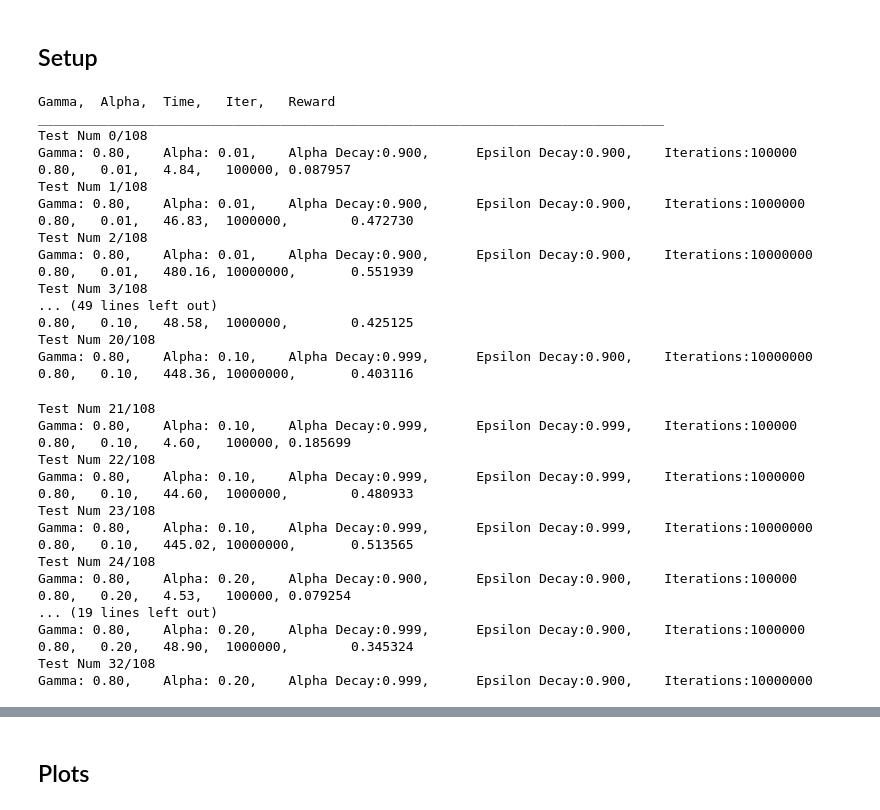
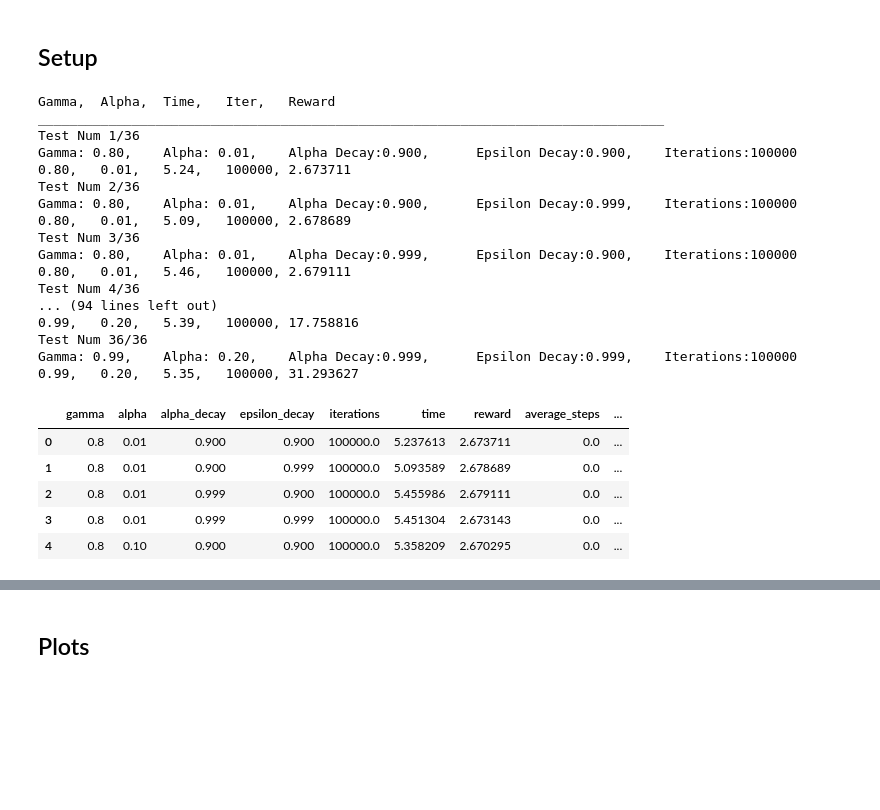
Before and after one commit to reedipher/CS-7641-reinforcement_learning, a Jupyter notebook: code/forest.ipynb, the cells around one changed output, grey strips where cells are left out. Saved outputs shown, nothing was run; the diff lists cells and outputs as text; code cells hidden in the pictures; blank space fills up the shorter version.

```diff
--- a/code/forest.ipynb
+++ b/code/forest.ipynb
@@ -409,7 +293,7 @@ def qLearning(t, r, gammas, alphas, alpha_decays=[0.99], epsilon_decays=[0.99],
             for a_decay in alpha_decays:
                 for e_decay in epsilon_decays:
                     for n in n_iterations:
-                        print('Test Num %d/%d' %(testNum, numTests))
+                        print('Test Num %d/%d' %(testNum+1, numTests))
                         print('Gamma: %.2f,\tAlpha: %.2f,\tAlpha Decay:%.3f,\tEpsilon Decay:%.3f,\tIterations:%d'
                              %(g, a, a_decay, e_decay, n))
 
@@ -426,8 +310,8 @@ def qLearning(t, r, gammas, alphas, alpha_decays=[0.99], epsilon_decays=[0.99],
                             mean_rewards.append(run['Mean V'])
                             errors.append(run['Error'])
 
-                        policy = np.array(test.policy)
-                        policy = policy.reshape(4,4)
+                        #policy = np.array(test.policy)
+                        #policy = policy.reshape(4,4)
 
                         data['gamma'][testNum]         = g
                         data['alpha'][testNum]         = a
@@ -444,20 +328,21 @@ def qLearning(t, r, gammas, alphas, alpha_decays=[0.99], epsilon_decays=[0.99],
                         print('%.2f,\t%.2f,\t%.2f,\t%d,\t%f' % (g, a, time, iters, maxR))
 
                         if showResults:
-                            title = 'FrozenLake_QL_' + str(rows) + 'x' + str(cols) + '_g' + str(g) + '_a' + str(a) + '_adecay' + str(a_decay) + '_edecay' + str(e_decay) + '_iter' + str(n)
-                            plot_lake(env, policy, title)
+                            pass
 
                         testNum = testNum + 1
 
     # See differences in policy
     policies = data['policy']
 
+    '''
     for i,p in enumerate(policies):
         pol = list(p)[0]
         steps, steps_stddev, failures = get_score(env, pol, showResults)
         data['average_steps'][i] = steps
         data['steps_stddev'][i]  = steps_stddev
         data['success_pct'][i]   = 100-failures
+    '''
 
     # replace all NaN's
     data.fillna(0, inplace=True)
@@ -467,51 +352,44 @@ def qLearning(t, r, gammas, alphas, alpha_decays=[0.99], epsilon_decays=[0.99],
 # %% [markdown]
 ## Setup
 # %%
-gammas   = [0.8, 0.9, 0.99]
-alphas   = [0.01, 0.1, 0.2]
-alpha_decays = [0.9, 0.999]
+gammas         = [0.8, 0.9, 0.99]
+alphas         = [0.01, 0.1, 0.2]
+alpha_decays   = [0.9, 0.999]
 epsilon_decays = [0.9, 0.999]
-iterations = [1e5, 1e6, 1e7]
+iterations     = [1e5]
 
-ql_data  = qLearning(T, R, gammas, alphas, alpha_decays=alpha_decays, epsilon_decays=epsilon_decays, n_iterations=iterations, showResults=True)
+''' PROCEED WITH CAUTION >>>> THIS WILL OVERWRITE DATA AND TAKE HOURS'''
+
+ql_data  = qLearning(T, R, gammas, alphas, alpha_decays=alpha_decays, epsilon_decays=epsilon_decays, n_iterations=iterations, showResults=False)
 
 # write all results to csv file
-csvFile = 'frozen/QI_results.csv'
+csvFile = 'forest/QL_results.csv'
 ql_data.to_csv(csvFile)
 
+''''''
+
 ql_data.head()
 # %% [output]
 Gamma,  Alpha,  Time,   Iter,   Reward
 ________________________________________________________________________________
-Test Num 0/108
+Test Num 1/36
 Gamma: 0.80,    Alpha: 0.01,    Alpha Decay:0.900,      Epsilon Decay:0.900,    Iterations:100000
-0.80,   0.01,   4.84,   100000, 0.087957
-Test Num 1/108
-Gamma: 0.80,    Alpha: 0.01,    Alpha Decay:0.900,      Epsilon Decay:0.900,    Iterations:1000000
-0.80,   0.01,   46.83,  1000000,        0.472730
-Test Num 2/108
-Gamma: 0.80,    Alpha: 0.01,    Alpha Decay:0.900,      Epsilon Decay:0.900,    Iterations:10000000
-0.80,   0.01,   480.16, 10000000,       0.551939
-Test Num 3/108
-... (49 lines left out)
-0.80,   0.10,   48.58,  1000000,        0.425125
-Test Num 20/108
-Gamma: 0.80,    Alpha: 0.10,    Alpha Decay:0.999,      Epsilon Decay:0.900,    Iterations:10000000
-0.80,   0.10,   448.36, 10000000,       0.403116
+0.80,   0.01,   5.24,   100000, 2.673711
+Test Num 2/36
+Gamma: 0.80,    Alpha: 0.01,    Alpha Decay:0.900,      Epsilon Decay:0.999,    Iterations:100000
+0.80,   0.01,   5.09,   100000, 2.678689
+Test Num 3/36
+Gamma: 0.80,    Alpha: 0.01,    Alpha Decay:0.999,      Epsilon Decay:0.900,    Iterations:100000
+0.80,   0.01,   5.46,   100000, 2.679111
+Test Num 4/36
+... (94 lines left out)
+0.99,   0.20,   5.39,   100000, 17.758816
+Test Num 36/36
+Gamma: 0.99,    Alpha: 0.20,    Alpha Decay:0.999,      Epsilon Decay:0.999,    Iterations:100000
+0.99,   0.20,   5.35,   100000, 31.293627
-Test Num 21/108
-Gamma: 0.80,    Alpha: 0.10,    Alpha Decay:0.999,      Epsilon Decay:0.999,    Iterations:100000
-0.80,   0.10,   4.60,   100000, 0.185699
-Test Num 22/108
-Gamma: 0.80,    Alpha: 0.10,    Alpha Decay:0.999,      Epsilon Decay:0.999,    Iterations:1000000
-0.80,   0.10,   44.60,  1000000,        0.480933
-Test Num 23/108
-Gamma: 0.80,    Alpha: 0.10,    Alpha Decay:0.999,      Epsilon Decay:0.999,    Iterations:10000000
-0.80,   0.10,   445.02, 10000000,       0.513565
-Test Num 24/108
-Gamma: 0.80,    Alpha: 0.20,    Alpha Decay:0.900,      Epsilon Decay:0.900,    Iterations:100000
-0.80,   0.20,   4.53,   100000, 0.079254
-... (19 lines left out)
-Gamma: 0.80,    Alpha: 0.20,    Alpha Decay:0.999,      Epsilon Decay:0.900,    Iterations:1000000
-0.80,   0.20,   48.90,  1000000,        0.345324
-Test Num 32/108
-Gamma: 0.80,    Alpha: 0.20,    Alpha Decay:0.999,      Epsilon Decay:0.900,    Iterations:10000000
+|  | gamma | alpha | alpha_decay | epsilon_decay | iterations | time | reward | average_steps | ... |
+| 0 | 0.8 | 0.01 | 0.900 | 0.900 | 100000.0 | 5.237613 | 2.673711 | 0.0 | ... |
+| 1 | 0.8 | 0.01 | 0.900 | 0.999 | 100000.0 | 5.093589 | 2.678689 | 0.0 | ... |
+| 2 | 0.8 | 0.01 | 0.999 | 0.900 | 100000.0 | 5.455986 | 2.679111 | 0.0 | ... |
+| 3 | 0.8 | 0.01 | 0.999 | 0.999 | 100000.0 | 5.451304 | 2.673143 | 0.0 | ... |
+| 4 | 0.8 | 0.10 | 0.900 | 0.900 | 100000.0 | 5.358209 | 2.670295 | 0.0 | ... |
```
Also changed, not shown: parts of 15 cells of this notebook, 4 other files.
